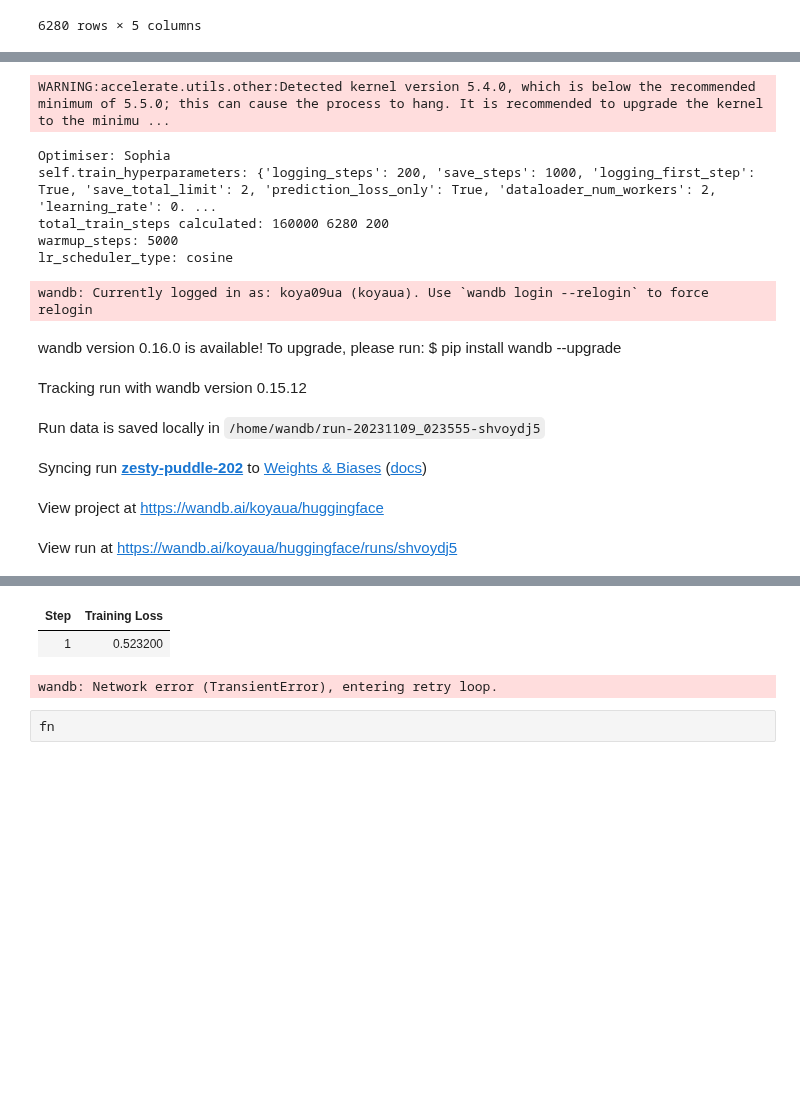
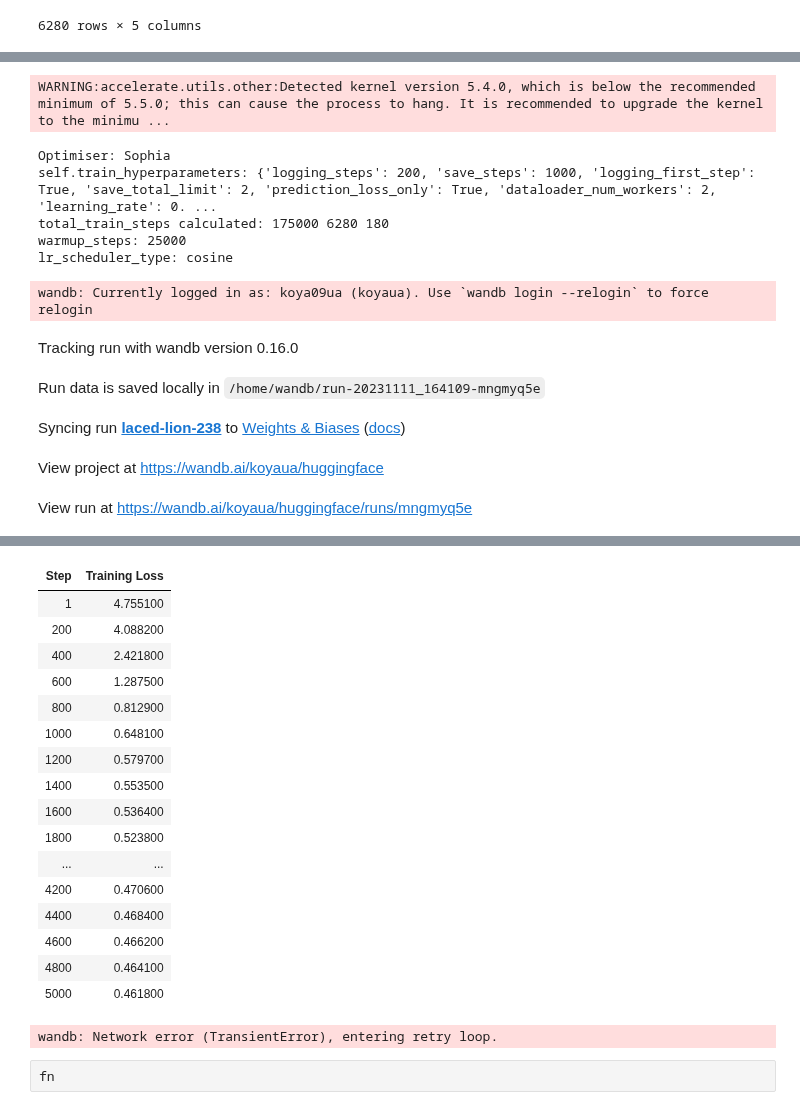
Before and after one commit to koyacolab/aispace, a Jupyter notebook: ai.ipynb, the cells around one changed output, grey strips where cells are left out. Saved outputs shown, nothing was run; the diff lists cells and outputs as text; code cells hidden in the pictures; blank space fills up the shorter version.

Commit message:
tokenizers experiments

```diff
--- a/ai.ipynb
+++ b/ai.ipynb
@@ -352,17 +368,18 @@ if ReTRAIN_TOKENIZER == True:
 # display(train_data)
 # test_data = test_data.reset_index(drop=True)
 # display(test_data)
-
+# fn
 
 # EXP_NAME = f'A0[ONE_TOK[ai]]'
 # EXP_NAME = f'A0[ONE_TOK[gpt]]'
 
 step_checkpoint_list = [7000, 105000, 82000, 32000, 22000, 112000, 112000, 112000]
 step_checkpoint_list = [112000, 32000, 21000]
-step_checkpoint_list = [22000, ]
+step_checkpoint_list = [20000, 194000]
+step_checkpoint_list = [24000, 194000]
 
 
-TRAINER_RUN = 1
+TRAINER_RUN = 0
 RESUME_FROM_CHECKPOINT = False
 
 if TRAINER_RUN == 0:
@@ -386,14 +403,14 @@ save_steps = 1000
 logging_steps = 200
 
 epochs = 5000
-batch_size = 200
+batch_size = 180
 
 learning_rate = 1e-4
 lr_scheduler_type = 'constant'
 lr_scheduler_type = 'cosine'
 num_cycles = 5
 
-warmup_steps = 5000
+warmup_steps = 25000
 
 optimizer = 'sophia'
 ##########################################################
@@ -432,12 +449,12 @@ random_seed_state = current_time  # You can use this random_state for various ra
 
 model = GReaT(llm=load_model_path,
               # tokenizer=load_model_path,
-              # tokenizer=f"{EXP_NAME}/aispace-tokenizer",
-              tokenizer=load_model_path,
+              tokenizer=f"{EXP_NAME}/aispace-tokenizer",
+              # tokenizer=load_model_path,
+              # auto_find_batch_size=True,
               batch_size=batch_size, epochs=epochs,
               logging_steps=logging_steps, save_steps=save_steps,
               # evaluation_strategy='steps',
-              # dataloader_num_workers=2, #fp16=True,
               logging_first_step=True,
               save_total_limit=2,
               prediction_loss_only=True,
@@ -452,9 +469,10 @@ model = GReaT(llm=load_model_path,
               seed=current_time,
               data_seed=current_time+int(time.time()),
               # optim=TRAINER_DICT['optimizer'],
-              fp16 = True,
+              fp16 = True,            #### comment for Ampere, for Volta
               # torch_compile=True,   #### uncomment for Ampere
               # bf16=True,            #### uncomment for Ampere
+              # report_to='none'
               )
 
 print(f'----------- Model architecture, efficient_finetuning: {efficient_finetuning} -----------------------')
@@ -494,13 +512,12 @@ GPT2LMHeadModel(
 WARNING:accelerate.utils.other:Detected kernel version 5.4.0, which is below the recommended minimum of 5.5.0; this can cause the process to hang. It is recommended to upgrade the kernel to the minimu ...
 Optimiser: Sophia
 self.train_hyperparameters: {'logging_steps': 200, 'save_steps': 1000, 'logging_first_step': True, 'save_total_limit': 2, 'prediction_loss_only': True, 'dataloader_num_workers': 2, 'learning_rate': 0. ...
-total_train_steps calculated: 160000 6280 200
-warmup_steps: 5000
+total_train_steps calculated: 175000 6280 180
+warmup_steps: 25000
 lr_scheduler_type: cosine
 wandb: Currently logged in as: koya09ua (koyaua). Use `wandb login --relogin` to force relogin
-wandb version 0.16.0 is available! To upgrade, please run: $ pip install wandb --upgrade
+Tracking run with wandb version 0.16.0
-Tracking run with wandb version 0.15.12
+Run data is saved locally in /home/wandb/run-20231111_164109-mngmyq5e
-Run data is saved locally in /home/wandb/run-20231109_023555-shvoydj5
+Syncing run laced-lion-238 to Weights & Biases (docs)
-Syncing run zesty-puddle-202 to Weights & Biases (docs)
+View project at https://wandb.ai/koyaua/huggingface
-View project at https://wandb.ai/koyaua/huggingface
+View run at https://wandb.ai/koyaua/huggingface/runs/mngmyq5e
-View run at https://wandb.ai/koyaua/huggingface/runs/shvoydj5
@@ -508,5 +525,20 @@ View run at https://wandb.ai/koyaua/huggingface/runs/shvoydj5
 | Step | Training Loss |
-| 1 | 0.523200 |
+| 1 | 4.755100 |
+| 200 | 4.088200 |
+| 400 | 2.421800 |
+| 600 | 1.287500 |
+| 800 | 0.812900 |
+| 1000 | 0.648100 |
+| 1200 | 0.579700 |
+| 1400 | 0.553500 |
+| 1600 | 0.536400 |
+| 1800 | 0.523800 |
+| ... | ... |
+| 4200 | 0.470600 |
+| 4400 | 0.468400 |
+| 4600 | 0.466200 |
+| 4800 | 0.464100 |
+| 5000 | 0.461800 |
 wandb: Network error (TransientError), entering retry loop.
 # %%
 from google.colab import runtime
```
Also changed, not shown: parts of 3 cells of this notebook, 5 other files.
